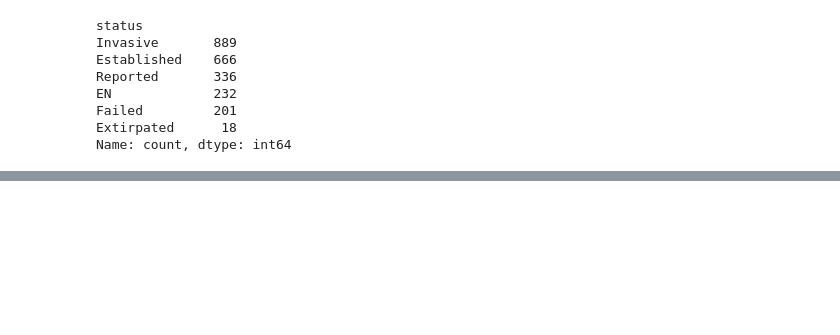
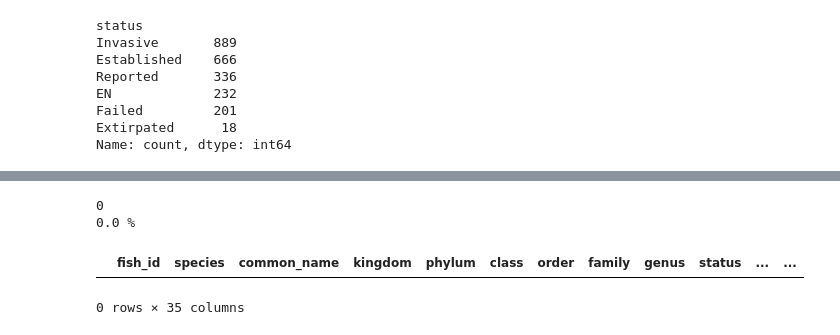
Before and after one commit to Rijan4449/XGOOA-PreTraining, a Jupyter notebook: Standardization/pre_processing_final.ipynb, the cells around one changed output, grey strips where cells are left out. Drawn from its saved outputs; the diff is of its cells as text; code cells hidden in the pictures; blank space fills up the shorter version.

```diff
--- a/Standardization/pre_processing_final.ipynb
+++ b/Standardization/pre_processing_final.ipynb
@@ -118,0 +159,6 @@ y = df['invasion_risk_score']
+# %%
+# Rename specific value in 'status' column
+df['status'] = df['status'].replace({'En': 'EN'})
+
+# Check
+print(df['status'].unique())
@@ -118,0 +167,19 @@ y = df['invasion_risk_score']
+# %%
+# Define numeric invasion risk mapping
+risk_mapping = {
+    'Failed': 0.1,        # Attempted introduction but failed to establish
+    'Reported': 0.2,      # Reported introduction, survival unknown
+    'EN': 0.3,            # Endangered - unlikely to become invasive
+    'Established': 0.5,   # Successfully established, potential for impact
+    'Invasive': 0.9,      # Confirmed negative ecological/economic impact
+    'Extirpated': 0.0     # No longer present, zero risk
+}
+
+# Ensure your status column matches the keys
+# df['status'] = df['status'].str.capitalize().str.strip()
+
+# Create numeric target
+df['invasion_risk_score'] = df['status'].map(risk_mapping)
+
+# Quick check
+df[['status', 'invasion_risk_score']].value_counts()
@@ -119,2 +195,16 @@ y = df['invasion_risk_score']
+# %%
+# Count NaN values in target
+print(df["invasion_risk_score"].isna().sum())
+
+# Percentage of NaN in target
+print(df["invasion_risk_score"].isna().mean() * 100, "%")
+
+# Show rows where target is NaN
+df[df["invasion_risk_score"].isna()].head()
+# %% [output]
+0
+0.0 %
+|  | fish_id | species | common_name | kingdom | phylum | class | order | family | genus | status | ... | ... |
+0 rows × 35 columns
 # %%
 df.head()
```
Also changed, not shown: parts of 10 cells of this notebook, 6 other files.
